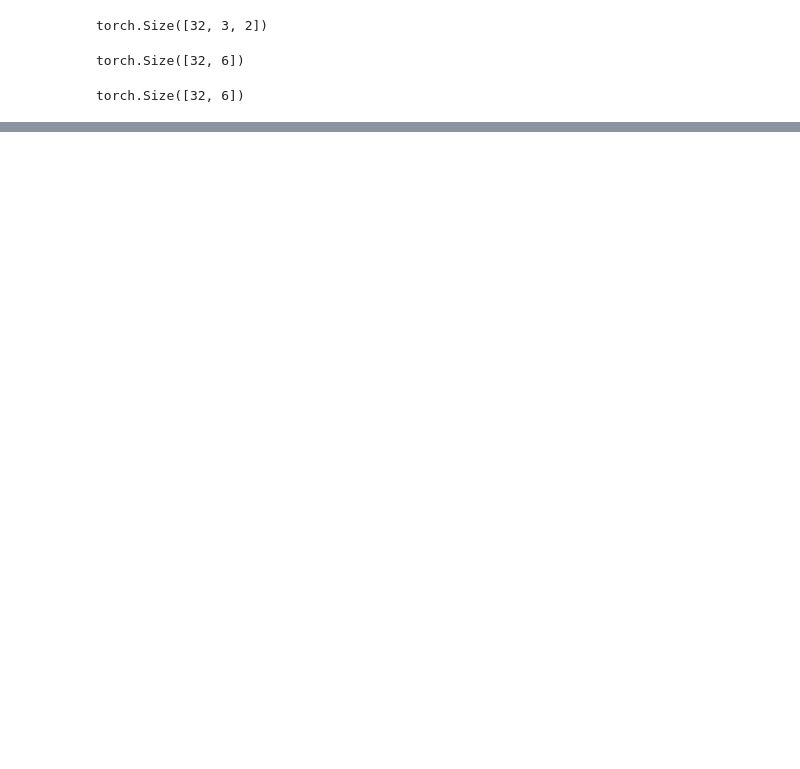
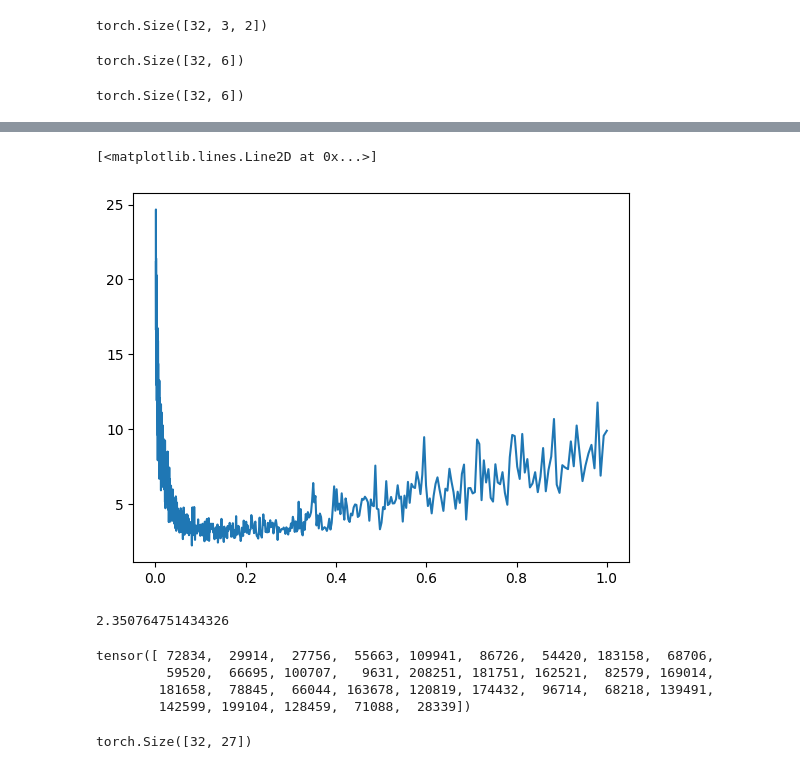
Before and after one commit to JustLikeThis101/nn-zero-to-hero, a Jupyter notebook: 03makemore/build_makemore_mlp_yay.ipynb, the cells around one changed output, grey strips where cells are left out. Cells and saved outputs as stored; diff of their text form; code cells hidden in the pictures; blank space fills up the shorter version.

```diff
--- a/03makemore/build_makemore_mlp_yay.ipynb
+++ b/03makemore/build_makemore_mlp_yay.ipynb
@@ -150,0 +360,24 @@ tensor([[True, True, True, True, True, True],
+# %%
+plt.plot(lri, lossi)
+# %% [output]
+[<matplotlib.lines.Line2D at 0x...>]
+[figure, added]
+# %%
+emb = C[X] # (32, 3, 2)
+h = torch.tanh(emb.view(-1, 6) @ W1 + b1) # (32, 100)
+logits = h @ W2 + b2 # (32, 27)
+loss = F.cross_entropy(logits, Y)
+print(loss.item())
+# %% [output]
+2.350764751434326
+# %%
+torch.randint(0, X.shape[0], (32, ))
+# %% [output]
+tensor([ 72834,  29914,  27756,  55663, 109941,  86726,  54420, 183158,  68706,
+         59520,  66695, 100707,   9631, 208251, 181751, 162521,  82579, 169014,
+        181658,  78845,  66044, 163678, 120819, 174432,  96714,  68218, 139491,
+        142599, 199104, 128459,  71088,  28339])
+# %%
+logits.shape
+# %% [output]
+torch.Size([32, 27])
```
Also changed, not shown: parts of 60 cells of this notebook.
